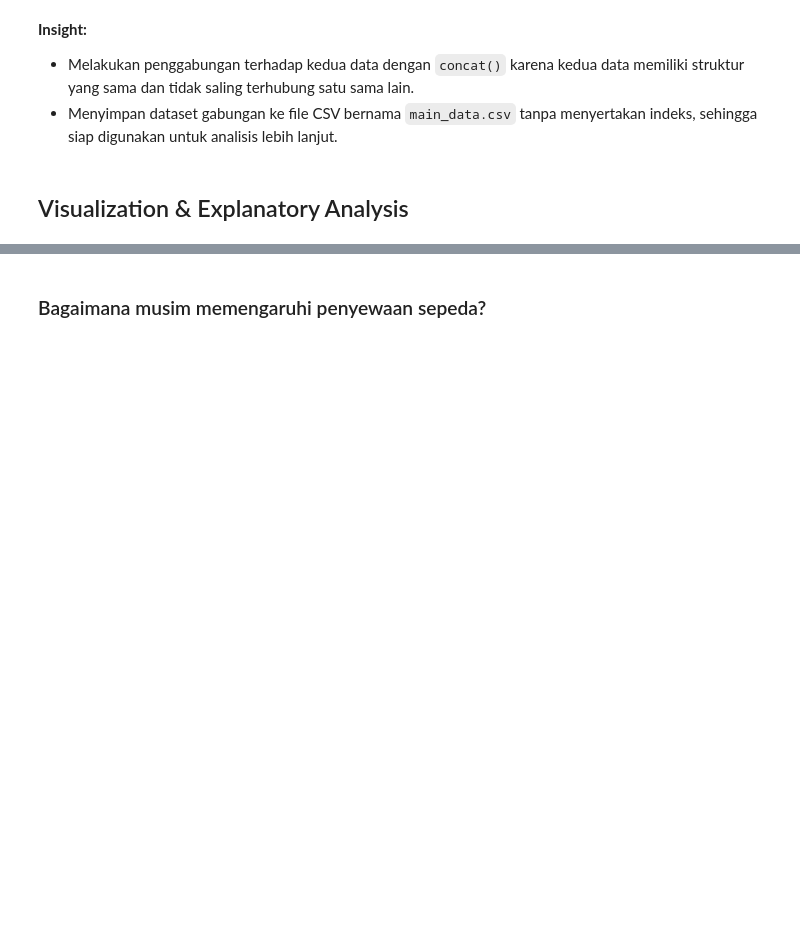
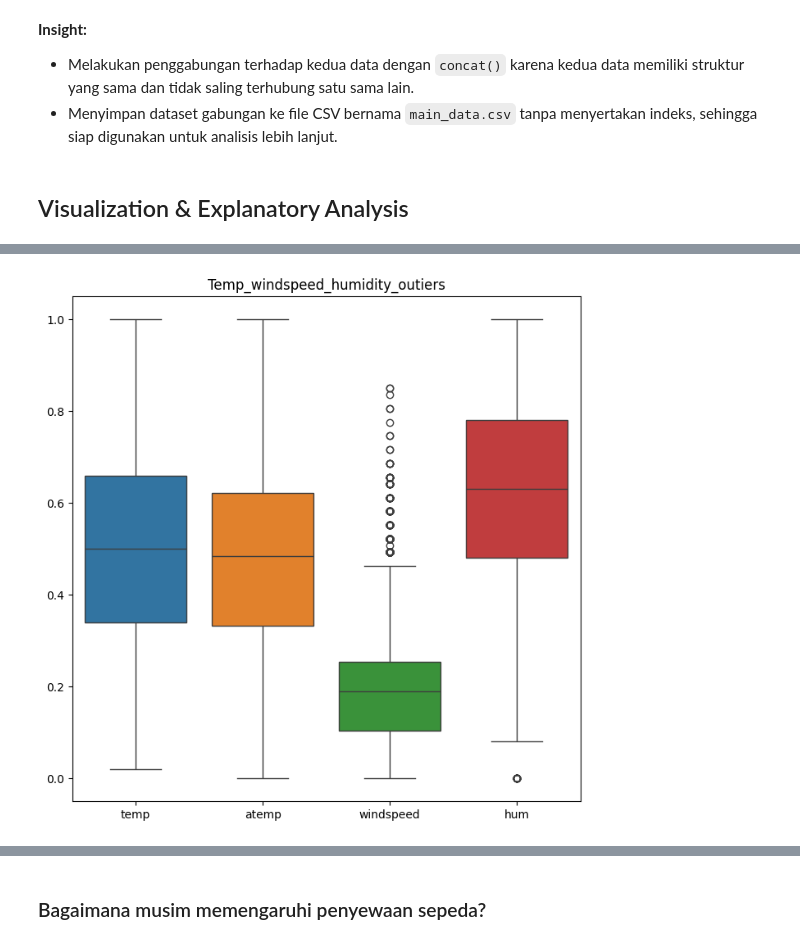
Before and after one commit to raddva/bike-sharing-dataset, a Jupyter notebook: notebook.ipynb, the cells around one changed output, grey strips where cells are left out. Saved outputs shown, nothing was run; the diff lists cells and outputs as text; code cells hidden in the pictures; blank space fills up the shorter version.

```diff
--- a/notebook.ipynb
+++ b/notebook.ipynb
@@ -140,0 +162,8 @@ main_data = pd.read_csv('main_data.csv')
+# %%
+# checking for outliers in temp atemp windspeed hum
+fig,ax=plt.subplots(figsize=(8,8))
+sns.boxplot(data=main_data[['temp','atemp','windspeed','hum',]])
+ax.set_title('Temp_windspeed_humidity_outiers')
+plt.show()
+# %% [output]
+[figure, added]
```
Also changed, not shown: parts of 6 cells of this notebook.
